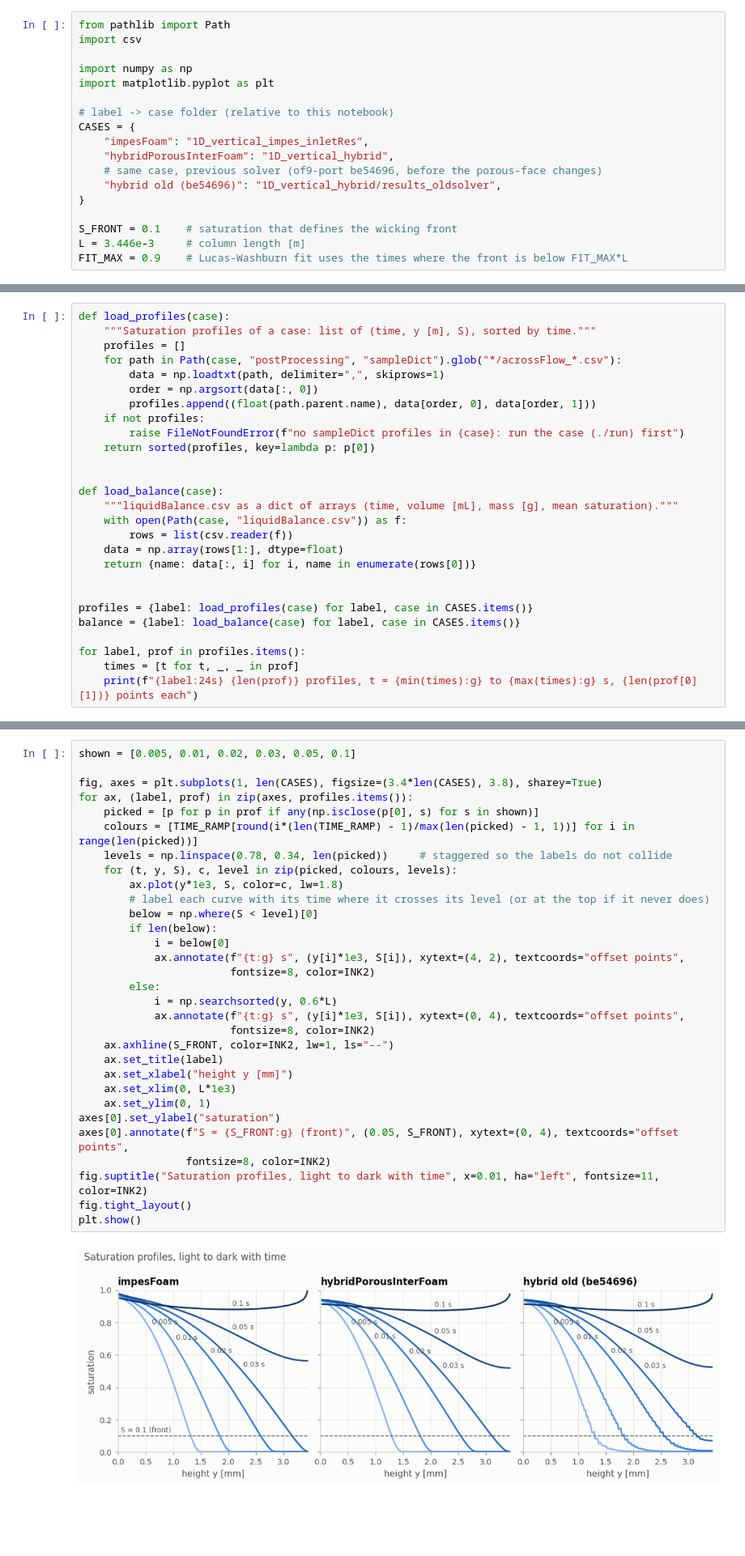
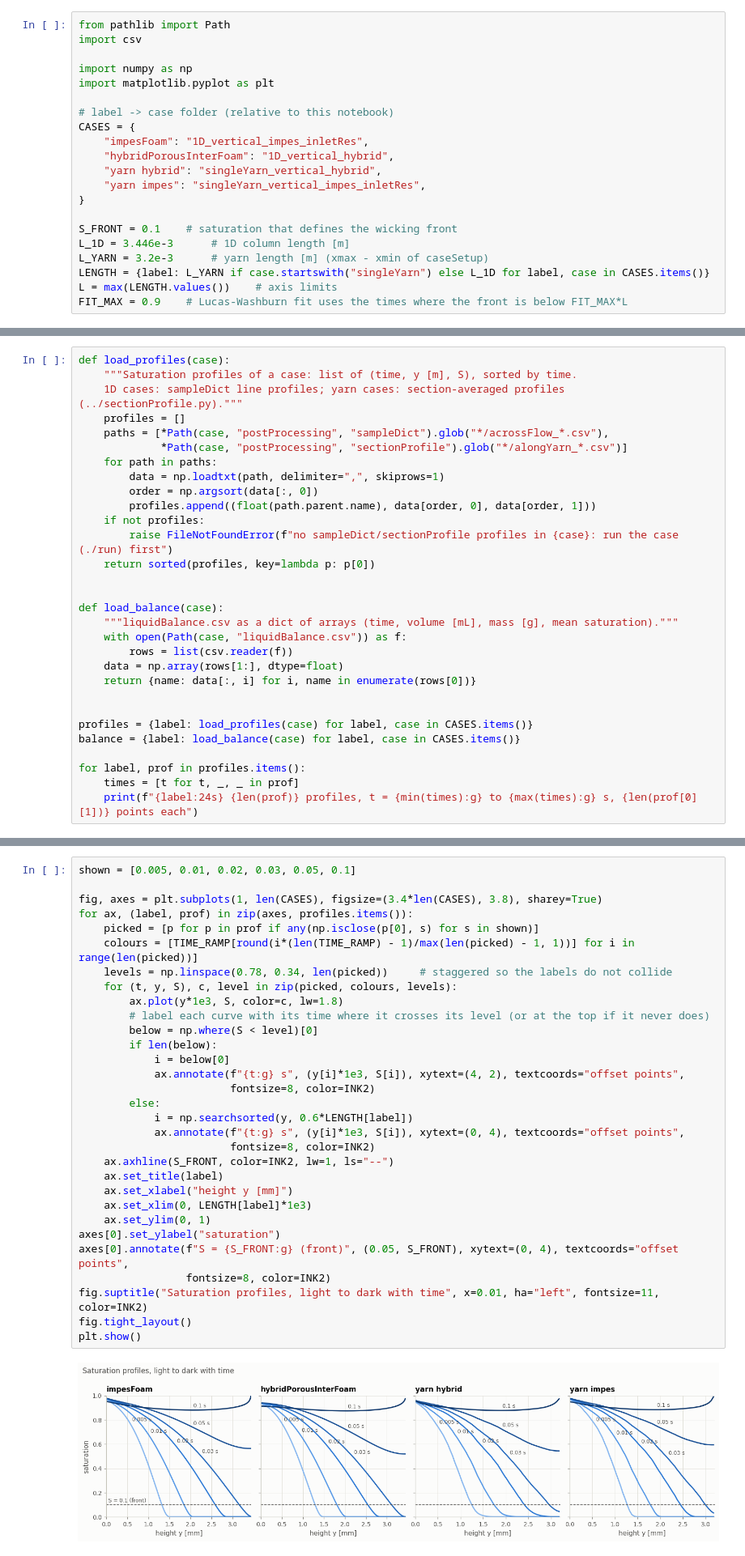
Before and after one commit to martinsngr/PDM_repo_perso, a Jupyter notebook: trialWicking/wickingFront.ipynb, the cells around one changed output, grey strips where cells are left out. Shown at 81% size. Drawn from its saved outputs; the diff is of its cells as text; blank space fills up the shorter version.

Commit message:
2eme partie des resultats jetais dans le maubais cd

```diff
--- a/trialWicking/wickingFront.ipynb
+++ b/trialWicking/wickingFront.ipynb
@@ -24,12 +24,15 @@ import matplotlib.pyplot as plt
 CASES = {
     "impesFoam": "1D_vertical_impes_inletRes",
     "hybridPorousInterFoam": "1D_vertical_hybrid",
-    # same case, previous solver (of9-port be54696, before the porous-face changes)
-    "hybrid old (be54696)": "1D_vertical_hybrid/results_oldsolver",
+    "yarn hybrid": "singleYarn_vertical_hybrid",
+    "yarn impes": "singleYarn_vertical_impes_inletRes",
 }
 
 S_FRONT = 0.1    # saturation that defines the wicking front
-L = 3.446e-3     # column length [m]
+L_1D = 3.446e-3      # 1D column length [m]
+L_YARN = 3.2e-3      # yarn length [m] (xmax - xmin of caseSetup)
+LENGTH = {label: L_YARN if case.startswith("singleYarn") else L_1D for label, case in CASES.items()}
+L = max(LENGTH.values())    # axis limits
 FIT_MAX = 0.9    # Lucas-Washburn fit uses the times where the front is below FIT_MAX*L
 # %%
 # Plot style: one colour and one marker per case, fixed (a case keeps its colour in every figure)
@@ -57,14 +61,17 @@ plt.rcParams.update({
 ## Load the results
 # %%
 def load_profiles(case):
-    """Saturation profiles of a case: list of (time, y [m], S), sorted by time."""
+    """Saturation profiles of a case: list of (time, y [m], S), sorted by time.
+    1D cases: sampleDict line profiles; yarn cases: section-averaged profiles (../sectionProfile.py)."""
     profiles = []
-    for path in Path(case, "postProcessing", "sampleDict").glob("*/acrossFlow_*.csv"):
+    paths = [*Path(case, "postProcessing", "sampleDict").glob("*/acrossFlow_*.csv"),
+             *Path(case, "postProcessing", "sectionProfile").glob("*/alongYarn_*.csv")]
+    for path in paths:
         data = np.loadtxt(path, delimiter=",", skiprows=1)
         order = np.argsort(data[:, 0])
         profiles.append((float(path.parent.name), data[order, 0], data[order, 1]))
     if not profiles:
-        raise FileNotFoundError(f"no sampleDict profiles in {case}: run the case (./run) first")
+        raise FileNotFoundError(f"no sampleDict/sectionProfile profiles in {case}: run the case (./run) first")
     return sorted(profiles, key=lambda p: p[0])
 
 
@@ -93,36 +101,36 @@ The dashed line is `S_FRONT`. The front at each time is where the profile crosse
 # %%
 shown = [0.005, 0.01, 0.02, 0.03, 0.05, 0.1]
 
 fig, axes = plt.subplots(1, len(CASES), figsize=(3.4*len(CASES), 3.8), sharey=True)
 for ax, (label, prof) in zip(axes, profiles.items()):
     picked = [p for p in prof if any(np.isclose(p[0], s) for s in shown)]
     colours = [TIME_RAMP[round(i*(len(TIME_RAMP) - 1)/max(len(picked) - 1, 1))] for i in range(len(picked))]
     levels = np.linspace(0.78, 0.34, len(picked))     # staggered so the labels do not collide
     for (t, y, S), c, level in zip(picked, colours, levels):
         ax.plot(y*1e3, S, color=c, lw=1.8)
         # label each curve with its time where it crosses its level (or at the top if it never does)
         below = np.where(S < level)[0]
         if len(below):
             i = below[0]
             ax.annotate(f"{t:g} s", (y[i]*1e3, S[i]), xytext=(4, 2), textcoords="offset points",
                         fontsize=8, color=INK2)
         else:
-            i = np.searchsorted(y, 0.6*L)
+            i = np.searchsorted(y, 0.6*LENGTH[label])
             ax.annotate(f"{t:g} s", (y[i]*1e3, S[i]), xytext=(0, 4), textcoords="offset points",
                         fontsize=8, color=INK2)
     ax.axhline(S_FRONT, color=INK2, lw=1, ls="--")
     ax.set_title(label)
     ax.set_xlabel("height y [mm]")
-    ax.set_xlim(0, L*1e3)
+    ax.set_xlim(0, LENGTH[label]*1e3)
     ax.set_ylim(0, 1)
 axes[0].set_ylabel("saturation")
 axes[0].annotate(f"S = {S_FRONT:g} (front)", (0.05, S_FRONT), xytext=(0, 4), textcoords="offset points",
                  fontsize=8, color=INK2)
 fig.suptitle("Saturation profiles, light to dark with time", x=0.01, ha="left", fontsize=11, color=INK2)
 fig.tight_layout()
 plt.show()
 # %% [output]
-[figure, old version]
+[figure, new version]
 # %% [markdown]
 ## Front position over time
 # %%
```
Also changed, not shown: parts of 7 cells of this notebook, 9 other files.
